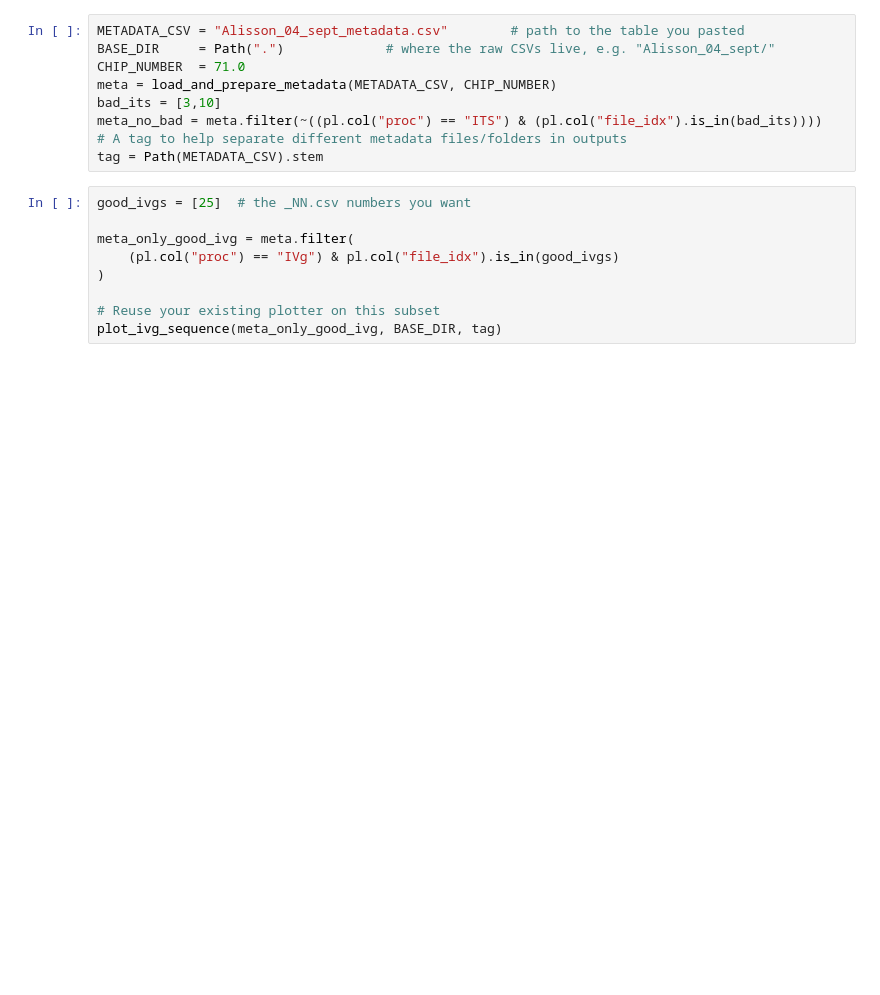
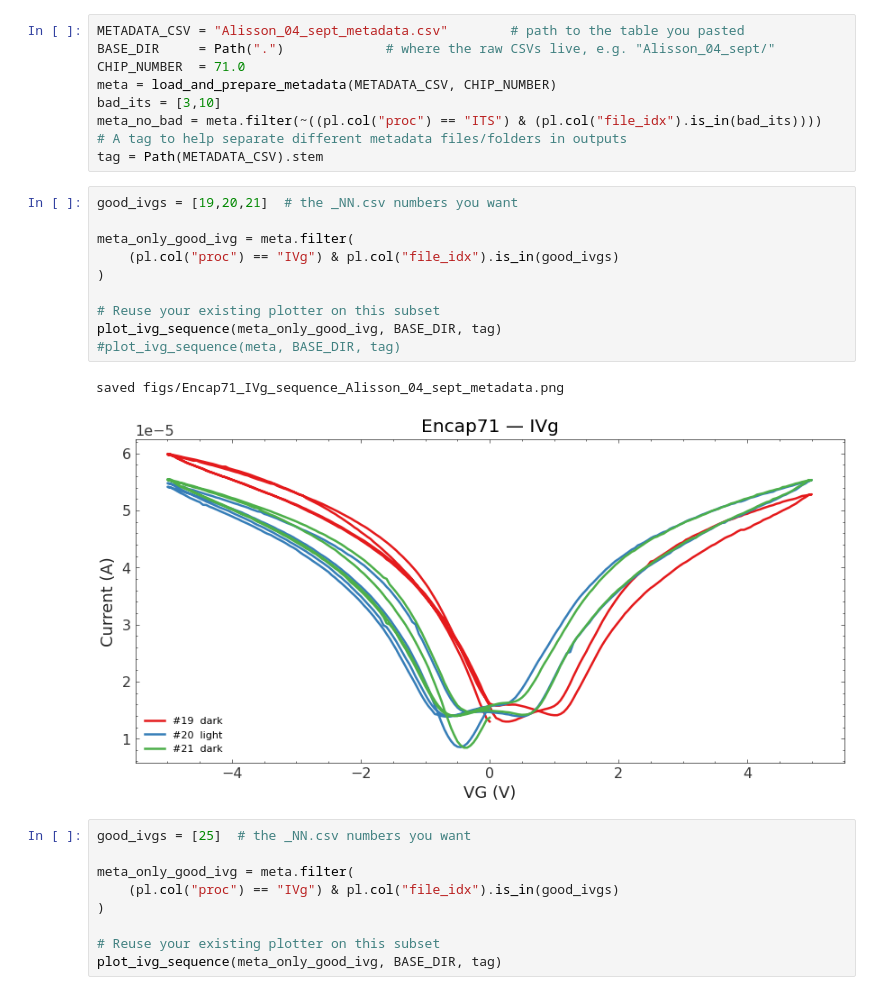
Before and after one commit to Joaquim-mph/python-lab, a Jupyter notebook: plots.ipynb, the cells around one changed output. Drawn from its saved outputs; the diff is of its cells as text; blank space fills up the shorter version.

```diff
--- a/plots.ipynb
+++ b/plots.ipynb
@@ -43,6 +43,19 @@ bad_its = [3,10]
 meta_no_bad = meta.filter(~((pl.col("proc") == "ITS") & (pl.col("file_idx").is_in(bad_its))))
 # A tag to help separate different metadata files/folders in outputs
 tag = Path(METADATA_CSV).stem
+# %%
+good_ivgs = [19,20,21]  # the _NN.csv numbers you want
+
+meta_only_good_ivg = meta.filter(
+    (pl.col("proc") == "IVg") & pl.col("file_idx").is_in(good_ivgs)
+)
+
+# Reuse your existing plotter on this subset
+plot_ivg_sequence(meta_only_good_ivg, BASE_DIR, tag)
+#plot_ivg_sequence(meta, BASE_DIR, tag)
+# %% [output]
+saved figs/Encap71_IVg_sequence_Alisson_04_sept_metadata.png
+[figure, added]
 # %%
 good_ivgs = [25]  # the _NN.csv numbers you want
 
```
Also changed, not shown: parts of 5 cells of this notebook, 1 other file.
